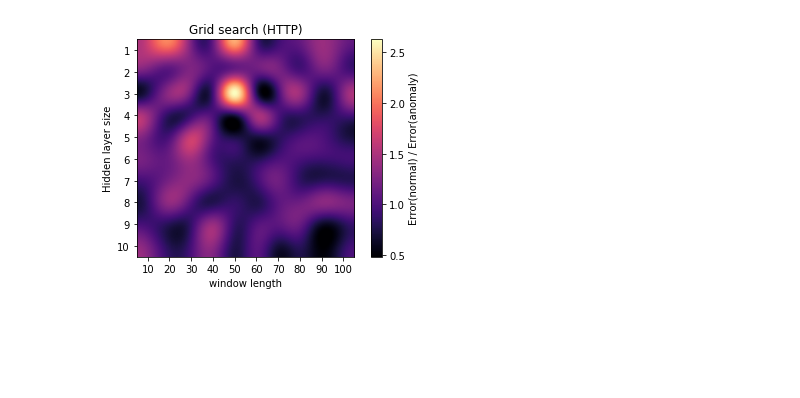
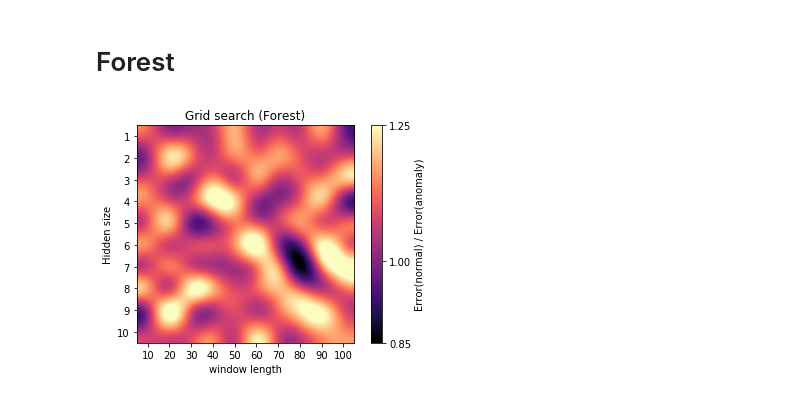
Before and after one commit to binli826/LSTM-Autoencoders, a Jupyter notebook: src/GridSearch/Visualization.ipynb, the cells around one changed output. Saved outputs shown, nothing was run; the diff lists cells and outputs as text; code cells hidden in the pictures; blank space fills up the shorter version.

```diff
--- a/src/GridSearch/Visualization.ipynb
+++ b/src/GridSearch/Visualization.ipynb
@@ -20,0 +43,24 @@ np.array(data).ravel().mean()
+# %%
+f = open("C:/Users/Bin/Desktop/Thesis/code/src/GridSearch/smtp_results.txt","r")
+data = []
+for _ in range(10):
+    tmp = []
+    for _ in range(10):
+        tmp.append(float(f.readline().strip("[|]\n").split(", ")[-1]))
+    data.append(tmp)
+
+fig, ax = plt.subplots()
+
+cax = ax.imshow(data, interpolation='lanczos', cmap=cm.magma)
+ax.set_title('Grid search (SMTP)')
+ax.set_xticks(range(0,10))
+ax.set_xticklabels(range(10,110,10))
+ax.set_xlabel("window length")
+ax.set_yticks(range(0,10))
+ax.set_yticklabels(range(1,11))
+ax.set_ylabel("Hidden layer size")
+cax.set_clim(0.96,4.75)
+cbar = fig.colorbar(cax, ticks=[0.96,4.75])
+cbar.ax.set_yticklabels(["0.96","4.75"])
+cbar.ax.set_ylabel("Error(normal) / Error(anomaly)")
+plt.show()
@@ -21,18 +69,28 @@ np.array(data).ravel().mean()
+# %% [markdown]
+# Forest
 # %%
-# Make plot with vertical (default) colorbar
+f = open("C:/Users/Bin/Desktop/Thesis/code/src/GridSearch/forest_results.txt","r")
+data = []
+for _ in range(10):
+    tmp = []
+    for _ in range(10):
+        tmp.append(float(f.readline().strip("[|]\n|]").split(", ")[-1]))
+    data.append(tmp)
+
 fig, ax = plt.subplots()
 
 cax = ax.imshow(data, interpolation='lanczos', cmap=cm.magma)
-ax.set_title('Grid search (HTTP)')
+ax.set_title('Grid search (Forest)')
 ax.set_xticks(range(0,10))
 ax.set_xticklabels(range(10,110,10))
 ax.set_xlabel("window length")
 ax.set_yticks(range(0,10))
 ax.set_yticklabels(range(1,11))
-ax.set_ylabel("Hidden layer size")
-cbar = fig.colorbar(cax, ticks=[0.5,1,1.5,2,2.5])
-cbar.ax.set_yticklabels(['0.5','1.0',"1.5","2.0","2.5"])
+ax.set_ylabel("Hidden size")
+cbar = fig.colorbar(cax, ticks=[0.85,1.0,1.25])
+cbar.ax.set_yticklabels(['0.85','1.00',"1.25"])
+cax.set_clim(0.85,1.25)
 cbar.ax.set_ylabel("Error(normal) / Error(anomaly)")
 plt.show()
 # %% [output]
-[figure, old version]
+[figure, new version]
```
Also changed, not shown: parts of 5 cells of this notebook, 14 other files.
